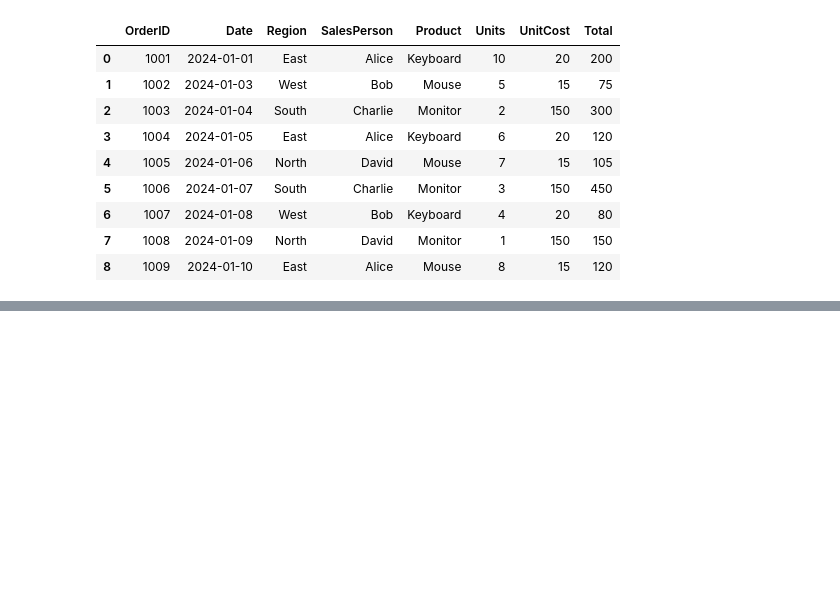
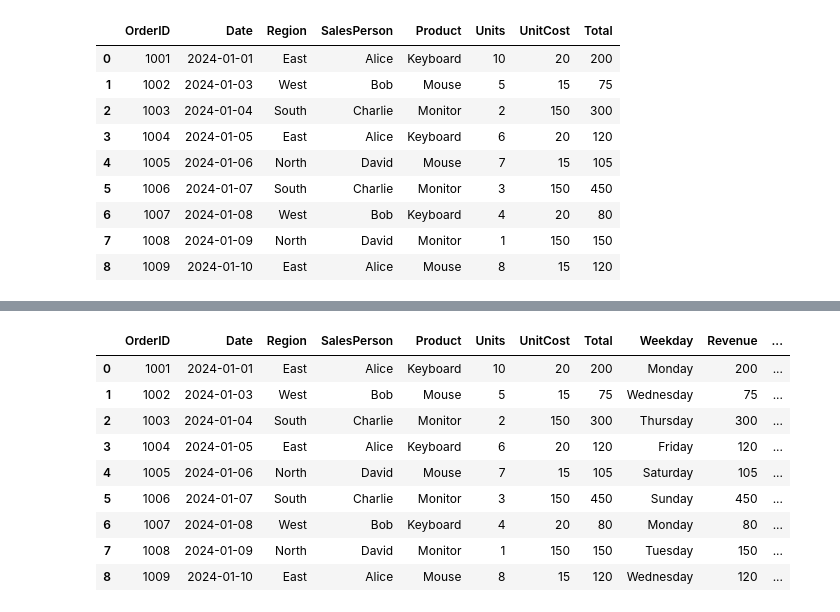
Before and after one commit to prasad-hp/Data_Analysis_Practice, a Jupyter notebook: interview_practice/pandas.ipynb, the cells around one changed output, grey strips where cells are left out. Saved outputs shown, nothing was run; the diff lists cells and outputs as text; code cells hidden in the pictures; blank space fills up the shorter version.

```diff
--- a/interview_practice/pandas.ipynb
+++ b/interview_practice/pandas.ipynb
@@ -244,4 +244,4 @@ df[df['Date'].dt.month == 1]
 | 7 | 1008 | 2024-01-09 | North | David | Monitor | 1 | 150 | 150 |
 | 8 | 1009 | 2024-01-10 | East | Alice | Mouse | 8 | 15 | 120 |
 # %%
-df['Weekday'] = df['Date'].dt.weekday
+df['Weekday'] = df['Date'].dt.day_name()
@@ -247,0 +261,26 @@ df['Weekday'] = df['Date'].dt.weekday
+# %%
+df['Revenue'] = df['Units'] * df['UnitCost']
+# %%
+def category(x):
+    if x > 200:
+        return 'High'
+
+    elif x <= 100:
+        return 'Low'
+    else:
+        return 'Medium'
+# %%
+df['Performance'] = df['Total'].apply(category)
+# %%
+df
+# %% [output]
+|  | OrderID | Date | Region | SalesPerson | Product | Units | UnitCost | Total | Weekday | Revenue | ... |
+| 0 | 1001 | 2024-01-01 | East | Alice | Keyboard | 10 | 20 | 200 | Monday | 200 | ... |
+| 1 | 1002 | 2024-01-03 | West | Bob | Mouse | 5 | 15 | 75 | Wednesday | 75 | ... |
+| 2 | 1003 | 2024-01-04 | South | Charlie | Monitor | 2 | 150 | 300 | Thursday | 300 | ... |
+| 3 | 1004 | 2024-01-05 | East | Alice | Keyboard | 6 | 20 | 120 | Friday | 120 | ... |
+| 4 | 1005 | 2024-01-06 | North | David | Mouse | 7 | 15 | 105 | Saturday | 105 | ... |
+| 5 | 1006 | 2024-01-07 | South | Charlie | Monitor | 3 | 150 | 450 | Sunday | 450 | ... |
+| 6 | 1007 | 2024-01-08 | West | Bob | Keyboard | 4 | 20 | 80 | Monday | 80 | ... |
+| 7 | 1008 | 2024-01-09 | North | David | Monitor | 1 | 150 | 150 | Tuesday | 150 | ... |
+| 8 | 1009 | 2024-01-10 | East | Alice | Mouse | 8 | 15 | 120 | Wednesday | 120 | ... |
```
Also changed, not shown: parts of 6 cells of this notebook, 8 other files.
